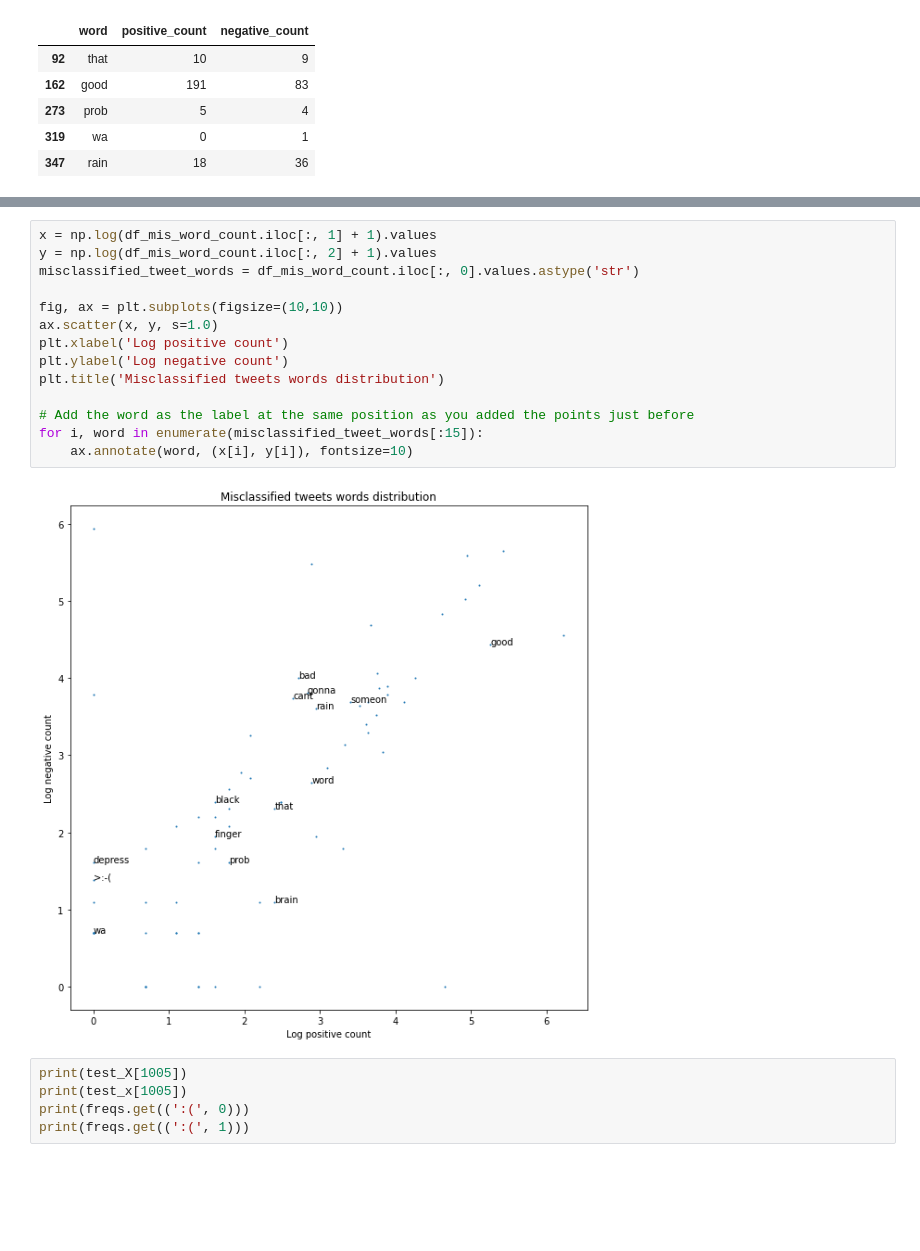
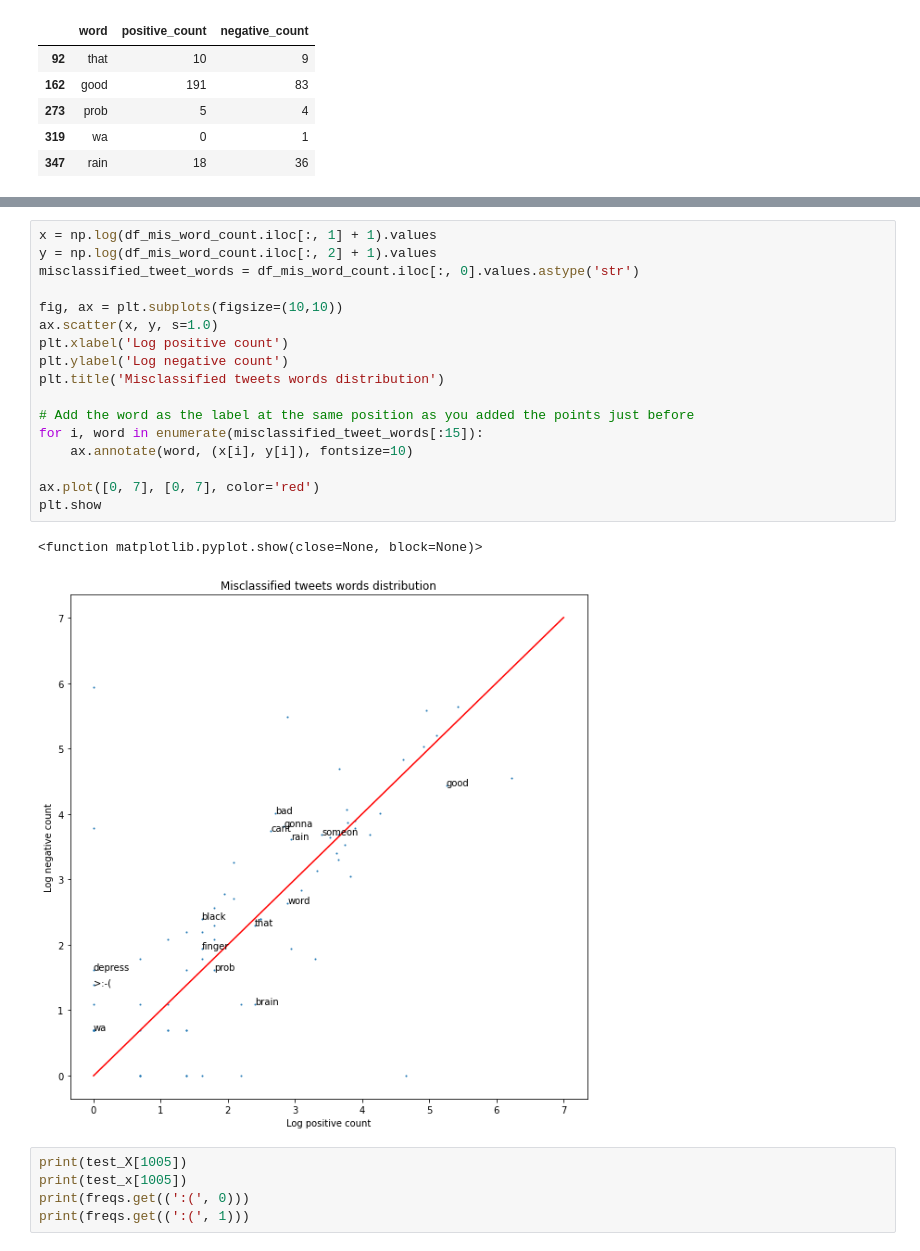
Before and after one commit to bk-anupam/NLP, a Jupyter notebook: DeepLearningAI_NLP_Specialization/1 - NLP with Classification and Vector Space Model/week1/NLP_C1_W1_assignment.ipynb, the cells around one changed output, grey strips where cells are left out. Drawn from its saved outputs; the diff is of its cells as text; blank space fills up the shorter version.

```diff
--- a/DeepLearningAI_NLP_Specialization/1 - NLP with Classification and Vector Space Model/week1/NLP_C1_W1_assignment.ipynb
+++ b/DeepLearningAI_NLP_Specialization/1 - NLP with Classification and Vector Space Model/week1/NLP_C1_W1_assignment.ipynb
@@ -279,19 +279,23 @@ Check if we can see any interesting trend
 # %%
 x = np.log(df_mis_word_count.iloc[:, 1] + 1).values
 y = np.log(df_mis_word_count.iloc[:, 2] + 1).values
 misclassified_tweet_words = df_mis_word_count.iloc[:, 0].values.astype('str')
 
 fig, ax = plt.subplots(figsize=(10,10))
 ax.scatter(x, y, s=1.0)
 plt.xlabel('Log positive count')
 plt.ylabel('Log negative count')
 plt.title('Misclassified tweets words distribution')
 
 # Add the word as the label at the same position as you added the points just before
 for i, word in enumerate(misclassified_tweet_words[:15]):
     ax.annotate(word, (x[i], y[i]), fontsize=10)
+
+ax.plot([0, 7], [0, 7], color='red')
+plt.show
 # %% [output]
+<function matplotlib.pyplot.show(close=None, block=None)>
-[figure, old version]
+[figure, new version]
 # %%
 print(test_X[1005])
 print(test_x[1005])
```
Also changed, not shown: parts of 2 cells of this notebook.
